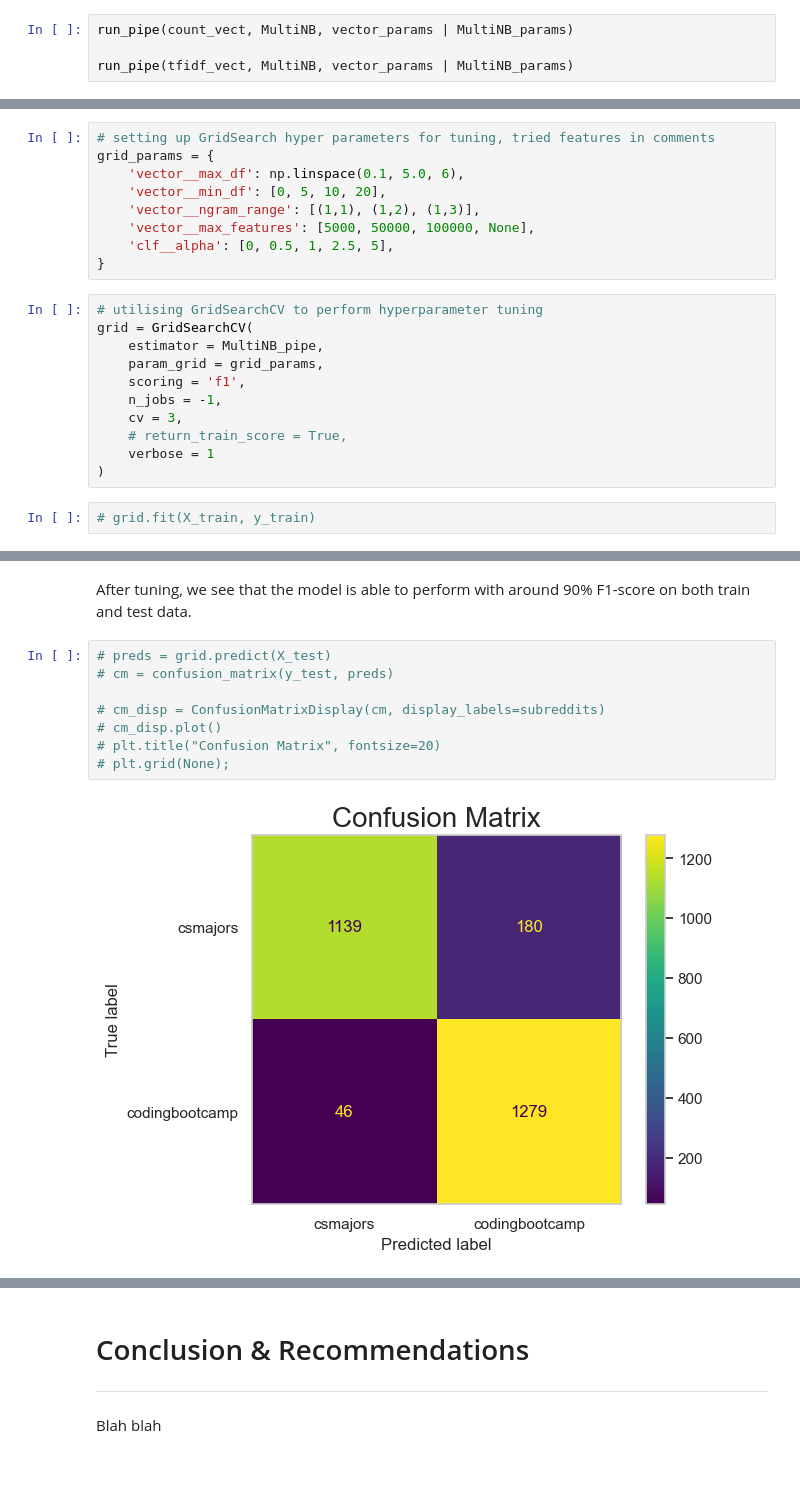
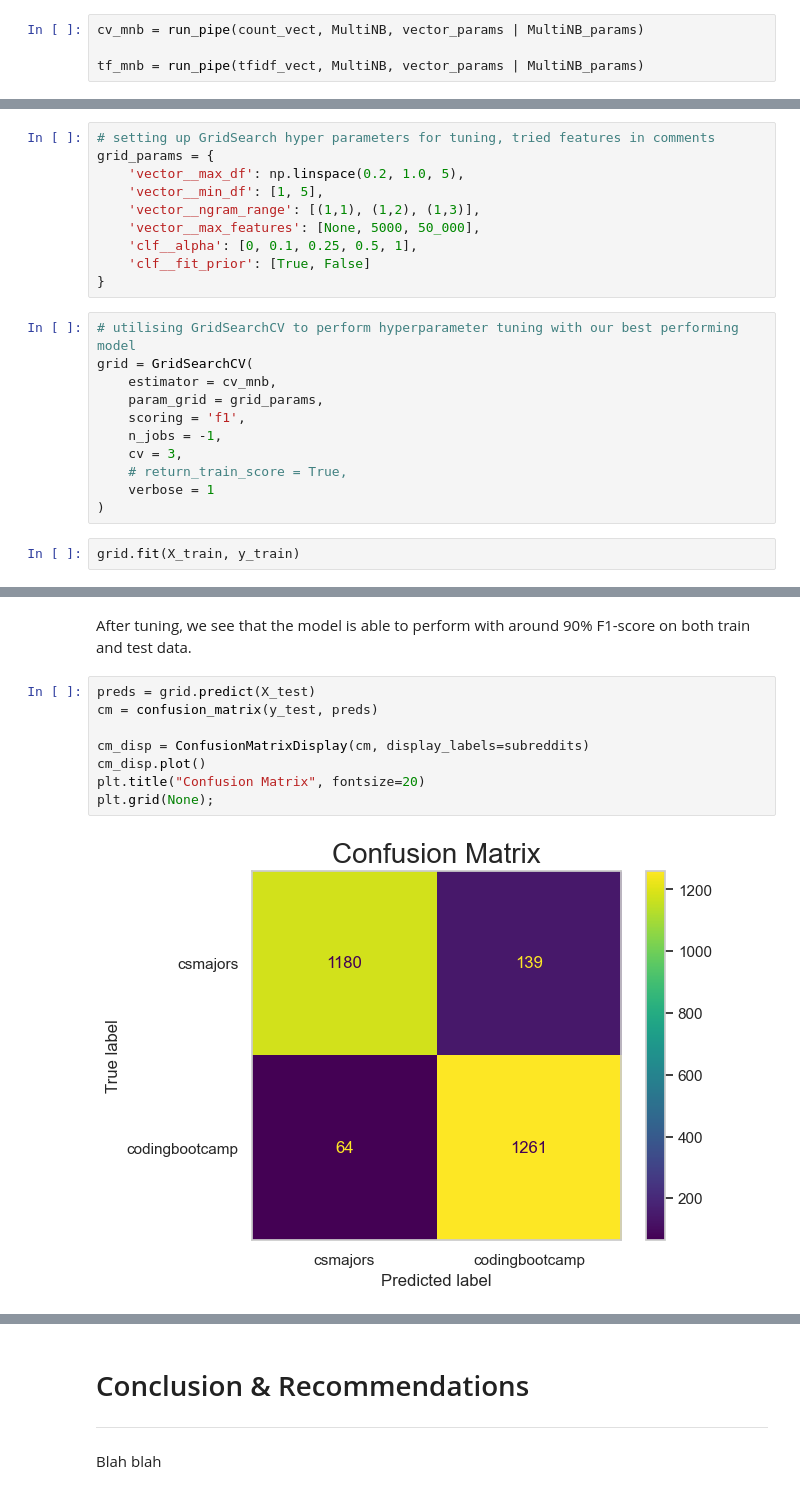
Before and after one commit to eeshawn11/DSI33-Shawn, a Jupyter notebook: Project3/code/code.ipynb, the cells around one changed output, grey strips where cells are left out. Drawn from its saved outputs; the diff is of its cells as text.

```diff
--- a/Project3/code/code.ipynb
+++ b/Project3/code/code.ipynb
@@ -647,7 +639,7 @@ Fitting 3 folds for each of 360 candidates, totalling 1080 fits
 Best Score:  0.9117148466169879
 Best Params:  {'clf__penalty': 'l2', 'vector__max_df': 0.4, 'vector__max_features': None, 'vector__min_df': 5, 'vector__ngram_range': (1, 3)}
 # %%
-run_pipe(count_vect, MultiNB, vector_params | MultiNB_params)
+cv_mnb = run_pipe(count_vect, MultiNB, vector_params | MultiNB_params)
 
-run_pipe(tfidf_vect, MultiNB, vector_params | MultiNB_params)
+tf_mnb = run_pipe(tfidf_vect, MultiNB, vector_params | MultiNB_params)
 # %% [output]
@@ -778,16 +764,17 @@ MultiNB_pipe = Pipeline([
 # %%
 # setting up GridSearch hyper parameters for tuning, tried features in comments
 grid_params = {
-    'vector__max_df': np.linspace(0.1, 5.0, 6),
-    'vector__min_df': [0, 5, 10, 20],
+    'vector__max_df': np.linspace(0.2, 1.0, 5),
+    'vector__min_df': [1, 5],
     'vector__ngram_range': [(1,1), (1,2), (1,3)],
-    'vector__max_features': [5000, 50000, 100000, None],
-    'clf__alpha': [0, 0.5, 1, 2.5, 5],
+    'vector__max_features': [None, 5000, 50_000],
+    'clf__alpha': [0, 0.1, 0.25, 0.5, 1],
+    'clf__fit_prior': [True, False]
 }
 # %%
-# utilising GridSearchCV to perform hyperparameter tuning
+# utilising GridSearchCV to perform hyperparameter tuning with our best performing model
 grid = GridSearchCV(
-    estimator = MultiNB_pipe,
+    estimator = cv_mnb,
     param_grid = grid_params,
     scoring = 'f1',
     n_jobs = -1,
@@ -796,5 +783,5 @@ grid = GridSearchCV(
     verbose = 1
 )
 # %%
-# grid.fit(X_train, y_train)
+grid.fit(X_train, y_train)
 # %% [output]
@@ -824,13 +813,13 @@ Best Params:  {'clf__alpha': 0.5, 'vector__max_df': 0.1, 'vector__max_features':
 # %% [markdown]
 After tuning, we see that the model is able to perform with around 90% F1-score on both train and test data.
 # %%
-# preds = grid.predict(X_test)
-# cm = confusion_matrix(y_test, preds)
+preds = grid.predict(X_test)
+cm = confusion_matrix(y_test, preds)
 
-# cm_disp = ConfusionMatrixDisplay(cm, display_labels=subreddits)
-# cm_disp.plot()
-# plt.title("Confusion Matrix", fontsize=20)
-# plt.grid(None);
+cm_disp = ConfusionMatrixDisplay(cm, display_labels=subreddits)
+cm_disp.plot()
+plt.title("Confusion Matrix", fontsize=20)
+plt.grid(None);
 # %% [output]
-[figure, old version]
+[figure, new version]
 # %%
```
Also changed, not shown: parts of 26 cells of this notebook, 5 other files.
